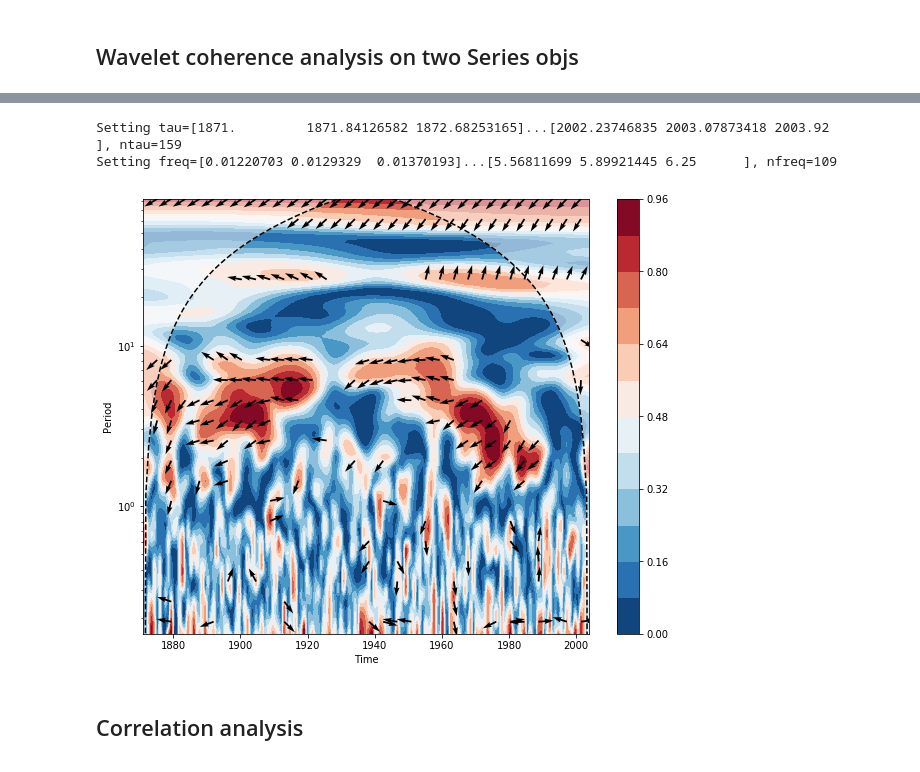
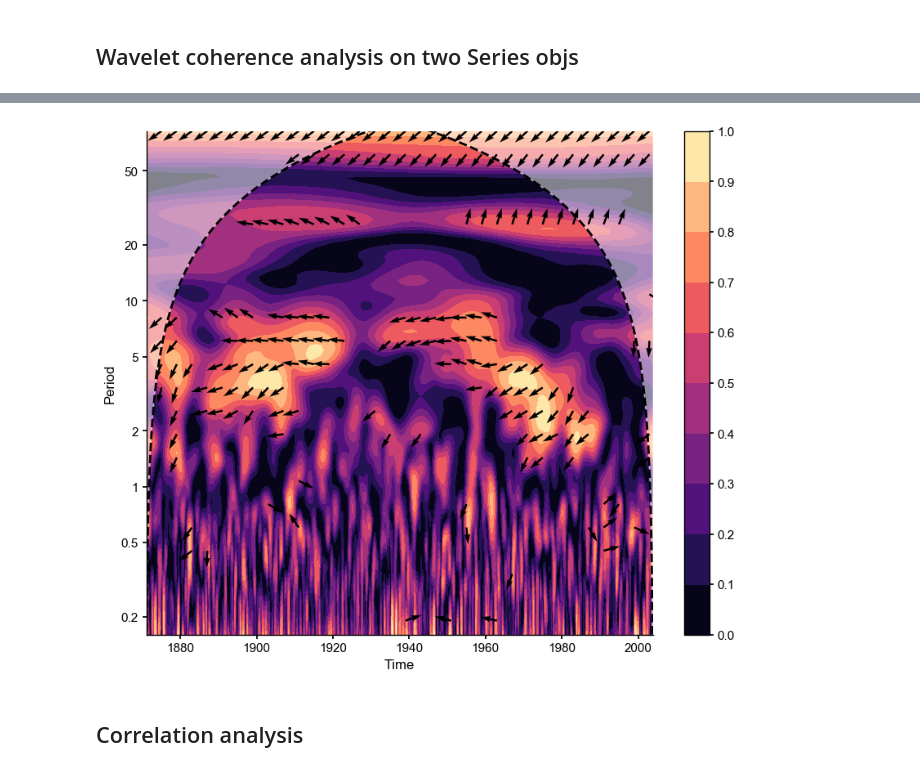
Before and after one commit to LinkedEarth/Pyleoclim_util, a Jupyter notebook: example_notebooks/api_examples.ipynb, the cells around one changed output, grey strips where cells are left out. Drawn from its saved outputs; the diff is of its cells as text; code cells hidden in the pictures.

```diff
--- a/example_notebooks/api_examples.ipynb
+++ b/example_notebooks/api_examples.ipynb
@@ -3,6 +3,7 @@
 %autoreload 2
 
 import pyleoclim.api as pyleo
+pyleo.visualization.set_style('journal')
 import pandas as pd
 import numpy as np
 from pyleoclim import examples
@@ -86,12 +90,9 @@ fig, ax = ts_nino.plot(title='El Nino Region 3 -- SST Anomalies')
 # %%
 coh = ts_air.wavelet_coherence(ts_nino, settings={'nMC': 0})
-# %% [output]
-Setting tau=[1871.         1871.84126582 1872.68253165]...[2002.23746835 2003.07873418 2003.92      ], ntau=159
-Setting freq=[0.01220703 0.0129329  0.01370193]...[5.56811699 5.89921445 6.25      ], nfreq=109
 # %%
-fig, ax = coh.plot()
+fig, ax = coh.plot(phase_style={'skip_x': 50})
 # %% [output]
-[figure, old version]
+[figure, new version]
 # %% [markdown]
 ## Correlation analysis
 # %%
```
Also changed, not shown: parts of 9 cells of this notebook, 2 other files.
